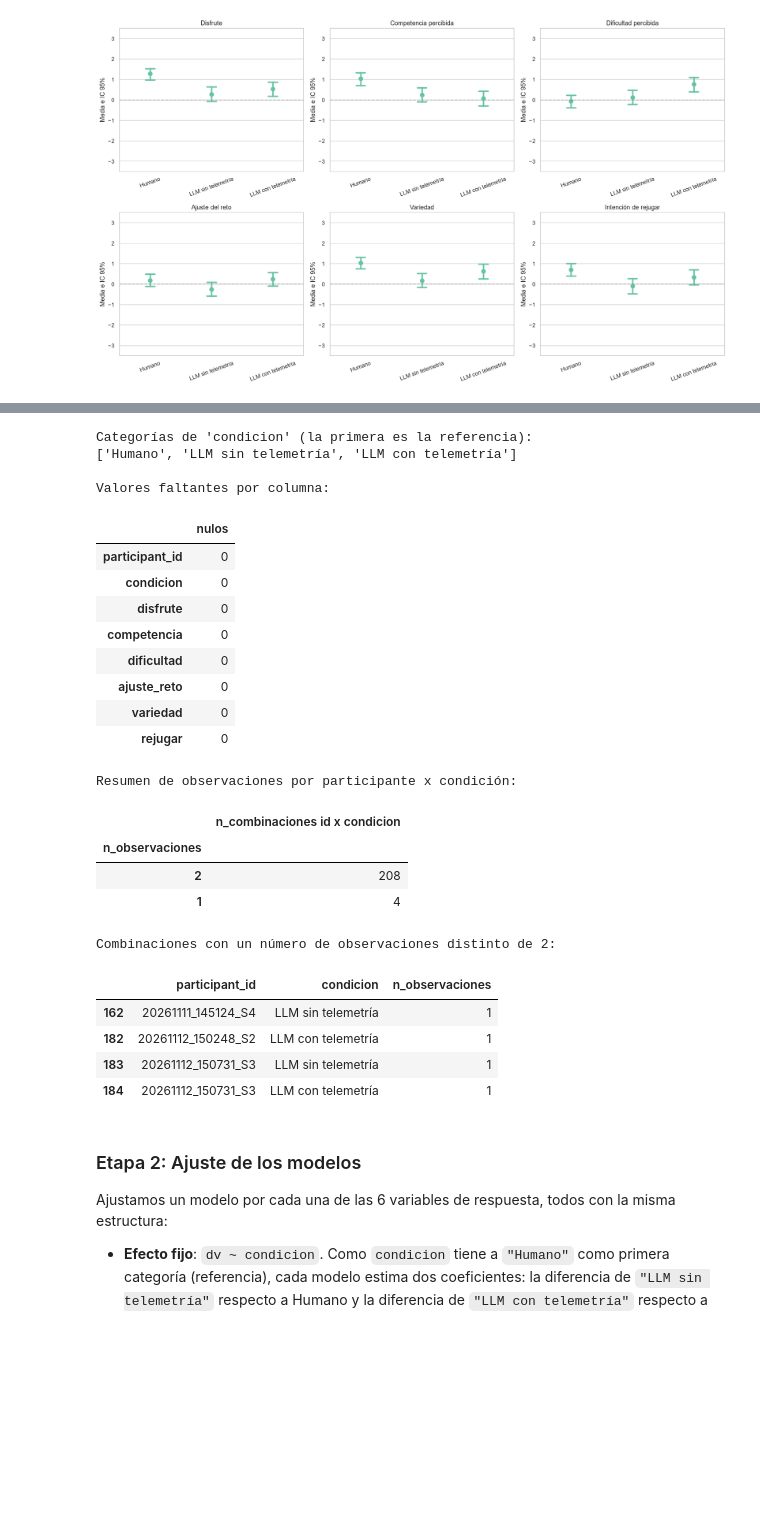
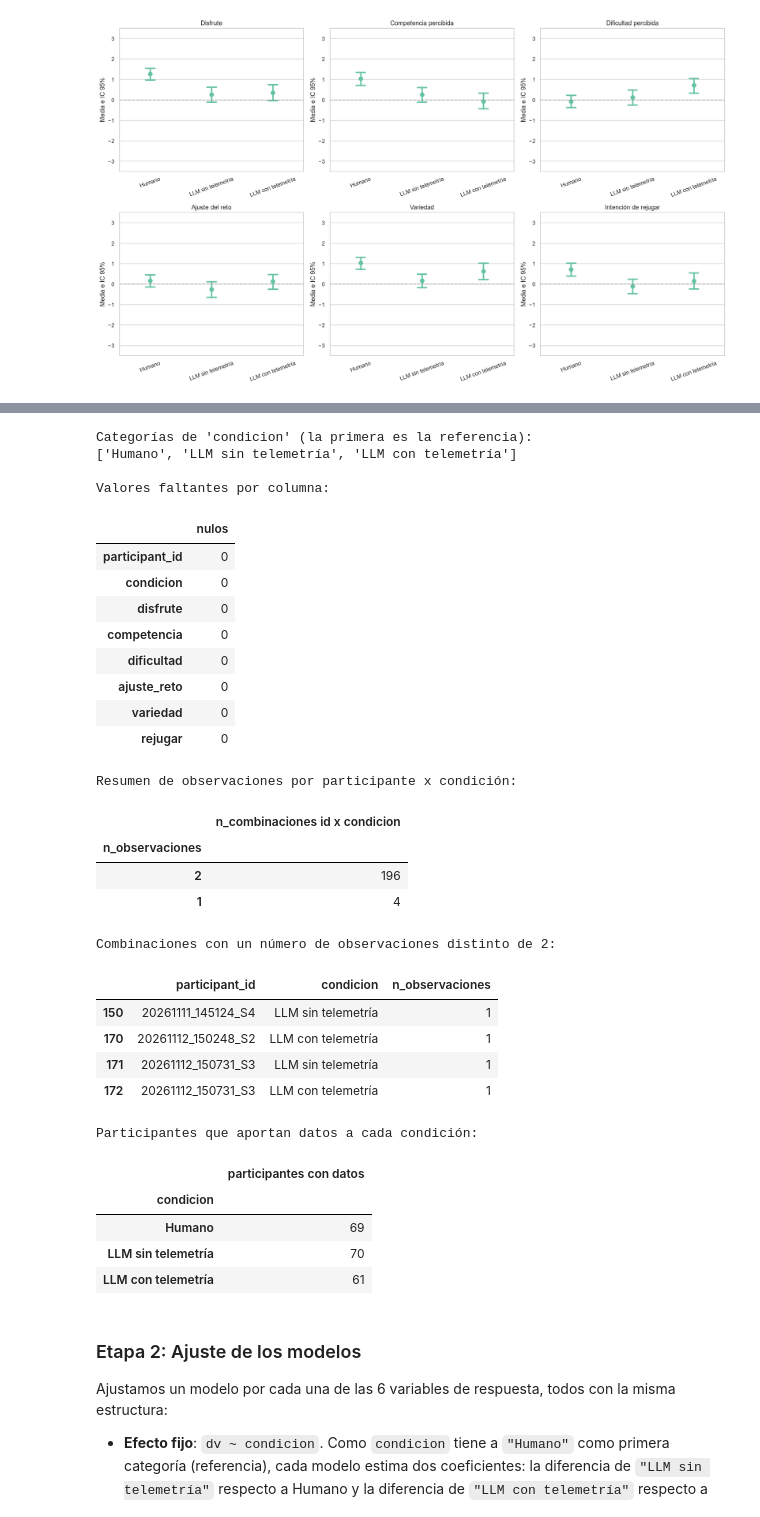
Before and after one commit to Nell-170/Mario-Ai, a Jupyter notebook: Data_Analysis_Code/LMM-Modelo_Lineal_de_Efectos_Mixtos/Analisis_Respuestas_Experimento.ipynb, the cells around one changed output, grey strips where cells are left out. Drawn from its saved outputs; the diff is of its cells as text; code cells hidden in the pictures; blank space fills up the shorter version.

```diff
--- a/Data_Analysis_Code/LMM-Modelo_Lineal_de_Efectos_Mixtos/Analisis_Respuestas_Experimento.ipynb
+++ b/Data_Analysis_Code/LMM-Modelo_Lineal_de_Efectos_Mixtos/Analisis_Respuestas_Experimento.ipynb
@@ -33,4 +49,7 @@ sns.set_theme(style="whitegrid", palette="Set2")
 plt.rcParams["figure.figsize"] = (10, 6)
 plt.rcParams["figure.dpi"] = 120
 # %%
-df = pd.read_csv("../Data/main_levels.tsv", sep="\t")
+df_completo = pd.read_csv("../Data/main_levels.tsv", sep="\t")
+
+print(f"Observaciones (niveles jugados): {len(df_completo)}")
+print(f"Participantes: {df_completo['participant_id'].nunique()}")
@@ -211,39 +353,54 @@ conteo_obs = (
 )
 
 print("\nResumen de observaciones por participante x condición:")
 display(conteo_obs["n_observaciones"].value_counts().to_frame("n_combinaciones id x condicion"))
 
 combinaciones_incompletas = conteo_obs[conteo_obs["n_observaciones"] != 2]
 if len(combinaciones_incompletas) == 0:
-    print("\nTodas las combinaciones id x condición tienen exactamente 2 observaciones (sin datos faltantes).")
+    print("\nTodas las combinaciones presentes tienen exactamente 2 observaciones.")
 else:
     print("\nCombinaciones con un número de observaciones distinto de 2:")
     display(combinaciones_incompletas)
+
+participantes_por_condicion = (
+    df.groupby("condicion", observed=True)["participant_id"]
+      .nunique()
+      .to_frame("participantes con datos")
+)
+
+print("\nParticipantes que aportan datos a cada condición:")
+display(participantes_por_condicion)
 # %% [output]
 Categorías de 'condicion' (la primera es la referencia):
 ['Humano', 'LLM sin telemetría', 'LLM con telemetría']
 
 Valores faltantes por columna:
 |  | nulos |
 | participant_id | 0 |
 | condicion | 0 |
 | disfrute | 0 |
 | competencia | 0 |
 | dificultad | 0 |
 | ajuste_reto | 0 |
 | variedad | 0 |
 | rejugar | 0 |
 Resumen de observaciones por participante x condición:
 |  | n_combinaciones id x condicion |
 | n_observaciones |  |
-| 2 | 208 |
+| 2 | 196 |
 | 1 | 4 |
 Combinaciones con un número de observaciones distinto de 2:
 |  | participant_id | condicion | n_observaciones |
-| 162 | 20261111_145124_S4 | LLM sin telemetría | 1 |
-| 182 | 20261112_150248_S2 | LLM con telemetría | 1 |
-| 183 | 20261112_150731_S3 | LLM sin telemetría | 1 |
-| 184 | 20261112_150731_S3 | LLM con telemetría | 1 |
+| 150 | 20261111_145124_S4 | LLM sin telemetría | 1 |
+| 170 | 20261112_150248_S2 | LLM con telemetría | 1 |
+| 171 | 20261112_150731_S3 | LLM sin telemetría | 1 |
+| 172 | 20261112_150731_S3 | LLM con telemetría | 1 |
+Participantes que aportan datos a cada condición:
+|  | participantes con datos |
+| condicion |  |
+| Humano | 69 |
+| LLM sin telemetría | 70 |
+| LLM con telemetría | 61 |
 # %% [markdown]
 ### Etapa 2: Ajuste de los modelos
 
```
Also changed, not shown: parts of 30 cells of this notebook, 1 other file.
